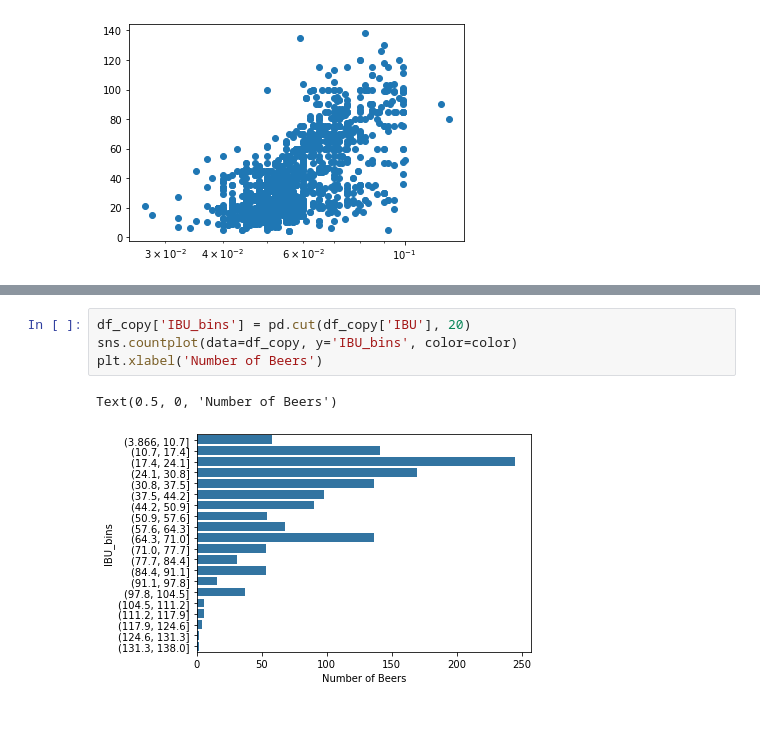
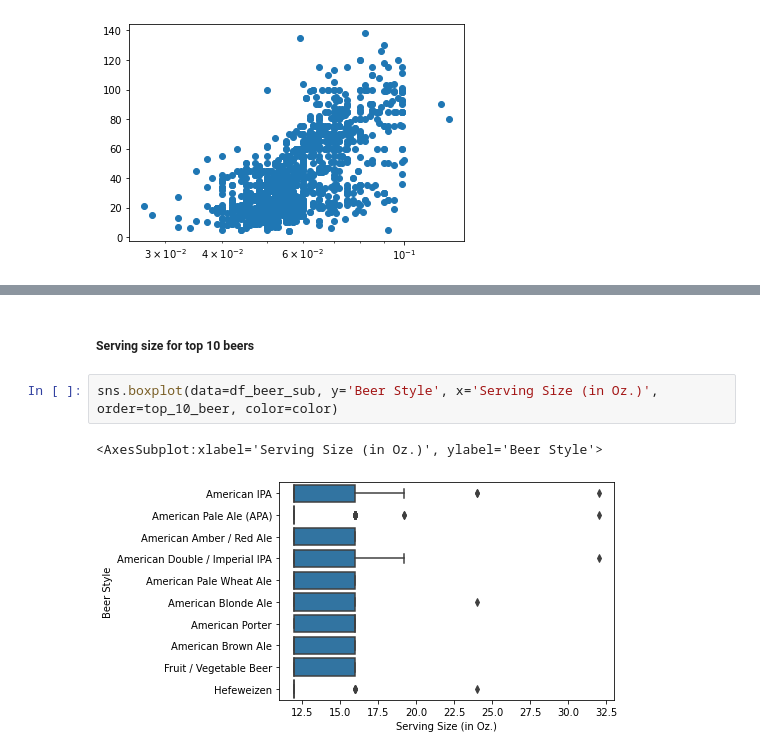
Before and after one commit to akkiannu/BeerAnalysis, a Jupyter notebook: exploration.ipynb, the cells around one changed output, grey strips where cells are left out. Cells and saved outputs as stored; diff of their text form; blank space fills up the shorter version.

```diff
--- a/exploration.ipynb
+++ b/exploration.ipynb
@@ -235,7 +277,7 @@ Text(0.5, 0, 'Number of Beers')
-# %%
-df_copy['IBU_bins'] = pd.cut(df_copy['IBU'], 20)
-sns.countplot(data=df_copy, y='IBU_bins', color=color)
-plt.xlabel('Number of Beers')
-# %% [output]
-Text(0.5, 0, 'Number of Beers')
-[figure, removed]
+# %% [markdown]
+##### Serving size for top 10 beers
+# %%
+sns.boxplot(data=df_beer_sub, y='Beer Style', x='Serving Size (in Oz.)', order=top_10_beer, color=color)
+# %% [output]
+<AxesSubplot:xlabel='Serving Size (in Oz.)', ylabel='Beer Style'>
+[figure, added]
```
Also changed, not shown: parts of 39 cells of this notebook.
